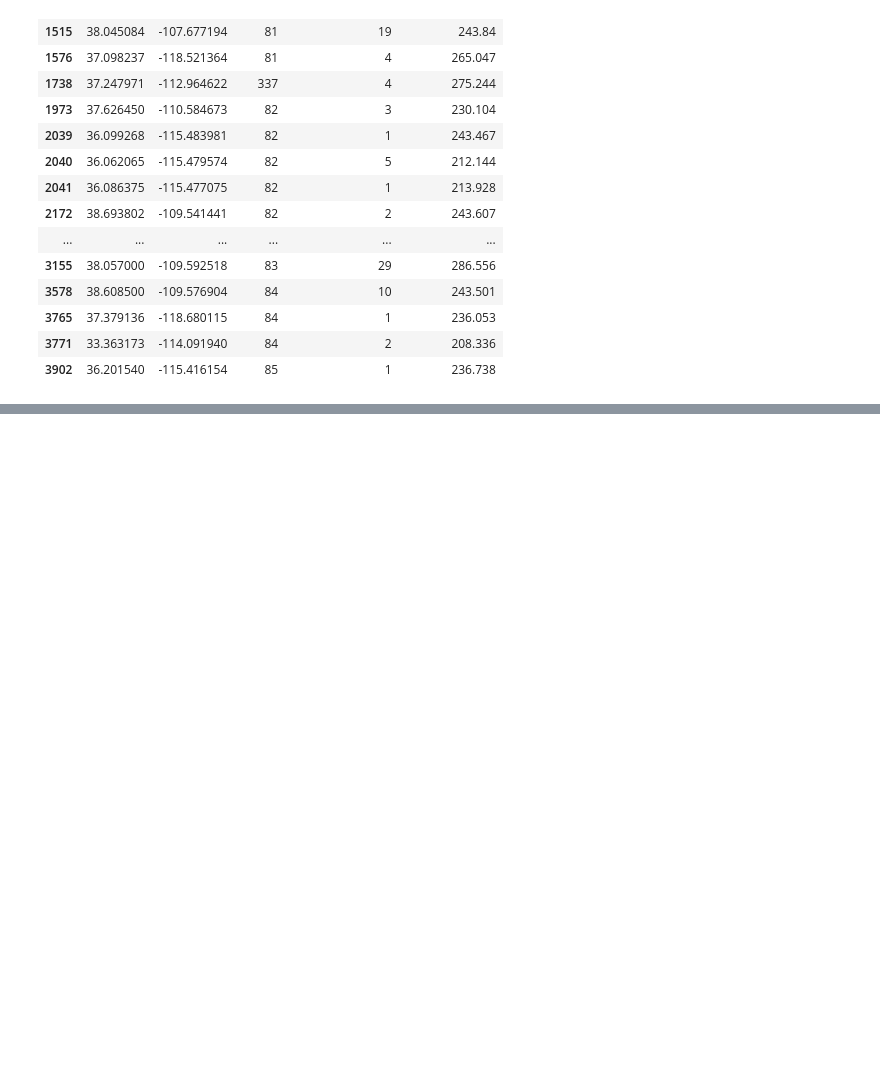
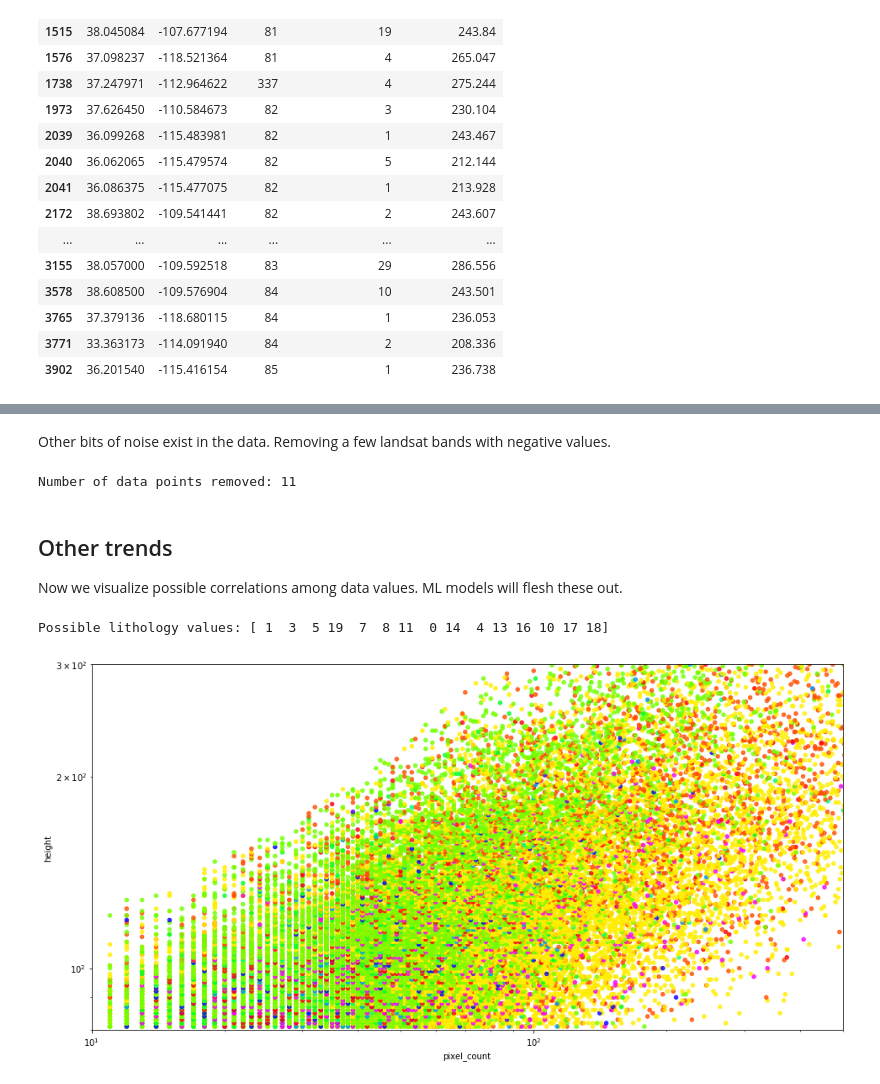
Before and after one commit to zebengberg/big-wall-finder, a Jupyter notebook: src/explore_data.ipynb, the cells around one changed output, grey strips where cells are left out. Cells and saved outputs as stored; diff of their text form; code cells hidden in the pictures; blank space fills up the shorter version.

Commit message:
finished notebook and clean_data

```diff
--- a/src/explore_data.ipynb
+++ b/src/explore_data.ipynb
@@ -459,2 +113,0 @@ explored[explored.mp_score > 0.5].shape
-# %%
-df.mp_score = df.mp_score.map(lambda x: 0 if x < 5000 else np.log2(x) / 20)
@@ -464,2 +113,0 @@ df.mp_score = df.mp_score.map(lambda x: 0 if x < 5000 else np.log2(x) / 20)
-# %%
-df[df.mp_score < 10000].mp_score = 1
@@ -508,0 +148,11 @@ df.plot(x='mp_score', y='road_within_1000m', kind='scatter')
+# %%
+print(df[df.height > 500].sort_values(by='height', ascending=False)[
+      ['height', 'latitude', 'longitude', 'pixel_count', 'num_rock_routes']][:20])
+
+df.plot(x='pixel_count', y='height', kind='scatter', xlim=(0, 500), ylim=(0, 500))
+line = lambda x: 2.5 * x + 100
+plt.plot([0, 1000], [line(0), line(1000)], 'k-', color='red')
+plt.show()
+mask = (df.height < 2.5 * df.pixel_count + 100) & (df.pixel_count > 10)
+print(f'Number of data points removed: {(~mask).sum()}')
+df = df[mask]
@@ -508,0 +179,20 @@ df.plot(x='mp_score', y='road_within_1000m', kind='scatter')
+# %% [markdown]
+Other bits of noise exist in the data. Removing a few landsat bands with negative values.
+# %%
+mask = (df.B2 > 0) & (df.B4 > 0) & (df.B5 > 0) & (df.B6 > 0) & (df.B7 > 0)
+print(f'Number of data points removed: {(~mask).sum()}')
+df = df[mask]
+# %% [output]
+Number of data points removed: 11
+# %% [markdown]
+## Other trends
+
+Now we visualize possible correlations among data values. ML models will flesh these out.
+# %%
+print(f'Possible lithology values: {df.centroid_lith.unique()}')
+cmap = plt.cm.get_cmap('hsv', 20)
+df.plot(x='pixel_count', y='height', c=df.centroid_lith.apply(lambda x: cmap(x)),
+        alpha=0.8, kind='scatter', xlim=(10, 500), ylim=(80, 300), loglog=True);
+# %% [output]
+Possible lithology values: [ 1  3  5 19  7  8 11  0 14  4 13 16 10 17 18]
+[figure, added]
```
Also changed, not shown: parts of 57 cells of this notebook, 1 other file.
